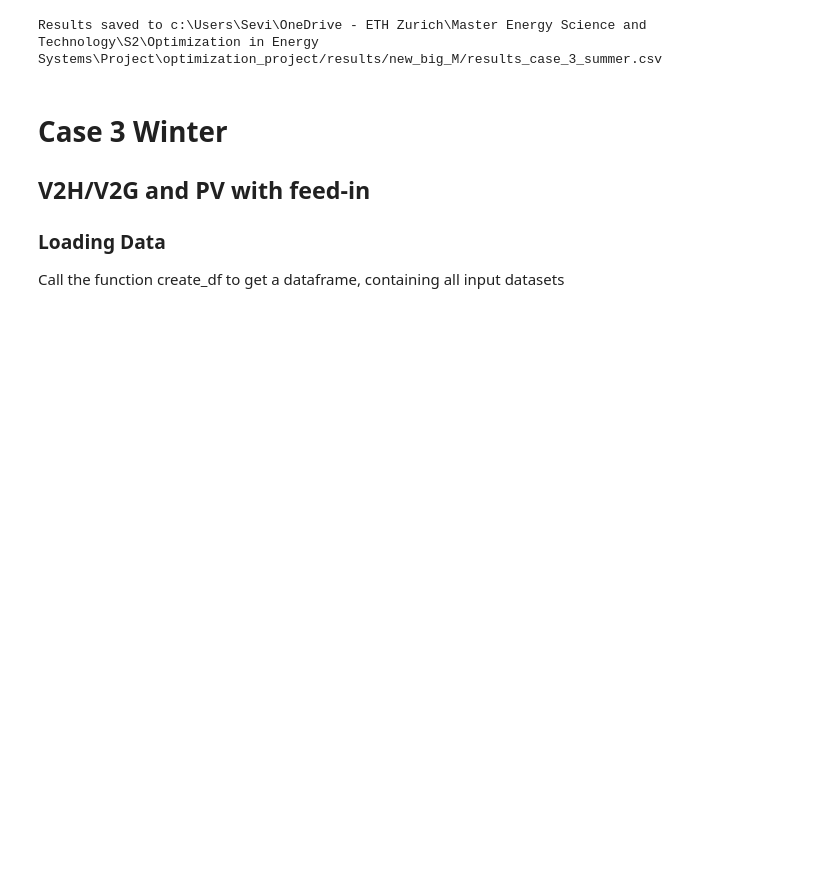
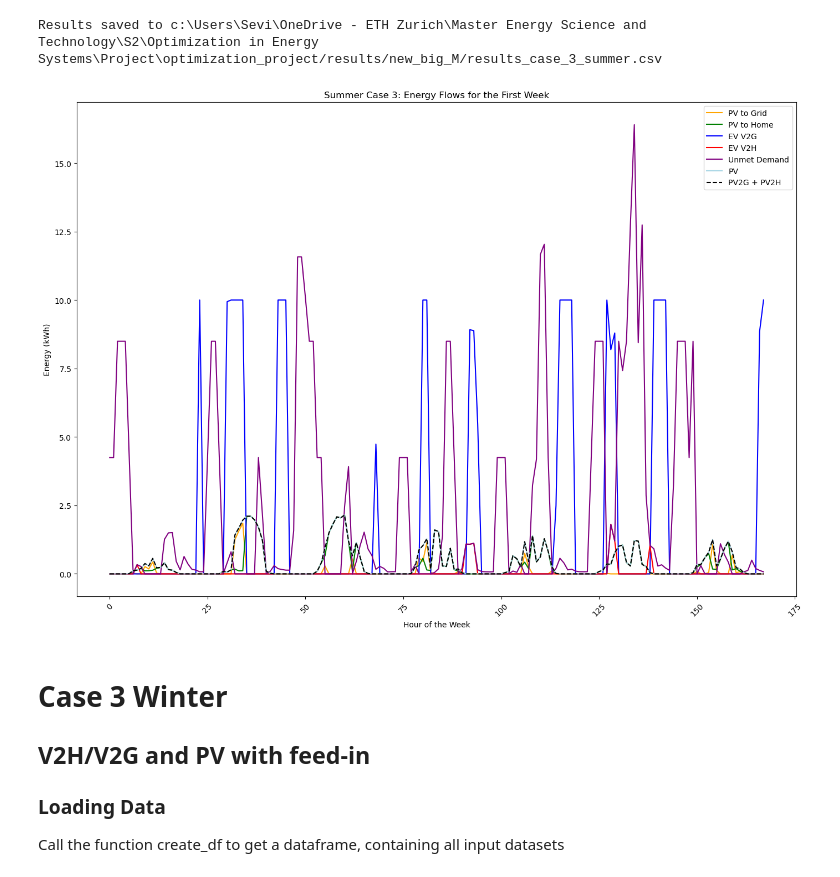
Before and after one commit to sewaelty/optimization_project, a Jupyter notebook: main/main.ipynb, the cells around one changed output. Cells and saved outputs as stored; diff of their text form; code cells hidden in the pictures; blank space fills up the shorter version.

```diff
--- a/main/main.ipynb
+++ b/main/main.ipynb
@@ -839,7 +839,7 @@ results_df['Unmet'] = [unmet[t].X for t in range(len(results_df))]
 results_df['EV_V2G'] = [ev_feed_in_power[t].X for t in range(len(results_df))]
 results_df['EV_V2H'] = [ev_v2h_power[t].X for t in range(len(results_df))]
 results_df['PV2G'] = [pv_feed_in[t].X for t in range(len(results_df))]
-results_df['PV2H'] = [pv2H[t].X for t in range(len(results_df))]
+results_df['PV2H'] = [merged_data_summer_case_3['PV_energy_production_kWh'][t] - pv_feed_in[t].X for t in range(len(results_df))]
 
 # Add demand level index for each hour directly from the Gurobi binary variables
 results_df['Demand_Level'] = [demand_level[t].X for t in range(len(results_df))]
@@ -882,6 +882,38 @@ results_df.to_csv(results_csv_path, index=False)
 print(f"Results saved to {results_csv_path}")
 # %% [output]
 Results saved to c:\Users\Sevi\OneDrive - ETH Zurich\Master Energy Science and Technology\S2\Optimization in Energy Systems\Project\optimization_project/results/new_big_M/results_case_3_summer.csv
+# %%
+# plot results_df fields, PV2G, PV2H, EV_V2G, EV_V2H, unmet for the first week
+def plot_results(df, title):
+    plt.figure(figsize=(14, 10))
+    sns.lineplot(data=df.iloc[:168], x=df.index[:168], y='PV2G', label='PV to Grid', color='orange')
+    sns.lineplot(data=df.iloc[:168], x=df.index[:168], y='PV2H', label='PV to Home', color='green')
+    sns.lineplot(data=df.iloc[:168], x=df.index[:168], y='EV_V2G', label='EV V2G', color='blue')
+    sns.lineplot(data=df.iloc[:168], x=df.index[:168], y='EV_V2H', label='EV V2H', color='red')
+    sns.lineplot(data=df.iloc[:168], x=df.index[:168], y='Unmet', label='Unmet Demand', color='purple')
+    sns.lineplot(data=df.iloc[:168], x=df.index[:168], y='PV_energy_production_kWh', label='PV', color='lightblue')
+    # Add the sum of PV2G and PV2H as a new line
+    sns.lineplot(
+        data=df.iloc[:168],
+        x=df.index[:168],
+        y=df['PV2G'][:168] + df['PV2H'][:168],
+        label='PV2G + PV2H',
+        color='black',
+        linestyle='--'
+    )
+
+    plt.title(title)
+    plt.xlabel('Hour of the Week')
+    plt.ylabel('Energy (kWh)')
+    plt.xticks(rotation=45)
+    plt.legend()
+    plt.tight_layout()
+    plt.show()
+
+# Plot results for summer case 3
+plot_results(results_df, "Summer Case 3: Energy Flows for the First Week")
+# %% [output]
+[figure, added]
 # %% [markdown]
 # Case 3 Winter
 ## V2H/V2G and PV with feed-in
```
Also changed, not shown: parts of 3 cells of this notebook, 2 other files.
